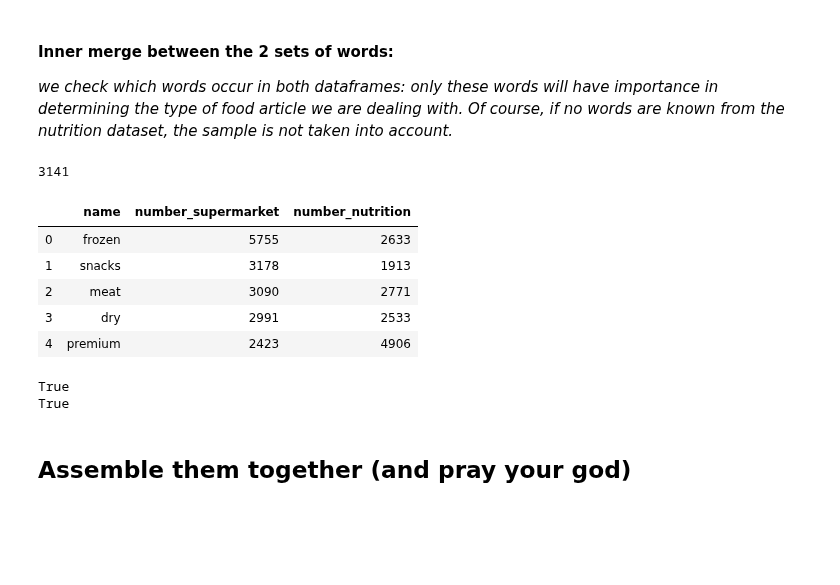
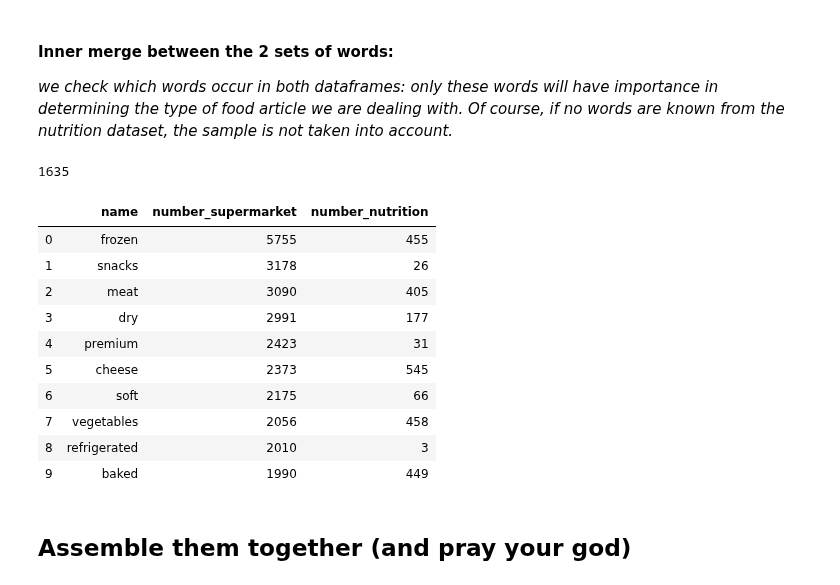
Before and after one commit to raphaelreiss/ADA_project, a Jupyter notebook: src/Health.ipynb, the cells around one changed output. Drawn from its saved outputs; the diff is of its cells as text; code cells hidden in the pictures; blank space fills up the shorter version.

```diff
--- a/src/Health.ipynb
+++ b/src/Health.ipynb
@@ -36,20 +43,20 @@ def parse(str1):
     parses the string in a list of string (words) with all type of separators thanks to regexes
     """
     #matches any separator and any whitespace and transforms to mathc to lower case
-    temp = list(filter(None,re.split("[\s;&@\/:,\*\.\(\)\{\}\\-%\"\'0-9]",str1)))
+    str1 = list(filter(None,re.split("[\s;&@\/:,\*\.\(\)\{\}\\-%\"\'0-9\_]",str1)))
     #remove duplicate word, as there are many
-    temp = list(dict.fromkeys(temp))
-    temp = [i.lower() for i in temp if not i in STOP_WORDS]
-    temp = [to_transform[i] if i in to_transform else i for i in temp]
+    str1 = list(dict.fromkeys(str1))
+    str1 = [i.lower() for i in str1 if not i in STOP_WORDS]
+    str1 = [to_transform[i] if i in to_transform else i for i in str1]
 
-    return temp
+    return str1
 
 def trim_nutrient_name(str1):
     """
     simplifies the names of the nutrients for easier access afterwards
     """
     #matches any separator and any whitespace and transforms to match to lower case
-    temp = temp.lower()
+    #temp = temp.lower()
     temp = list(filter(None,re.split("[;&@\/:,\*\.\(\)\{\}\\%\"\']",str1)))
     #remove duplicate word, as there are many
     temp = [i for i in temp if not i in STOP_WORDS]
@@ -222,5 +235,2 @@ _At this stage we have 3 dataframes from our additional dataset for nutrition:_
-# %%
-food_names_to_parse_df = food_df.copy()
-food_names_to_parse_df.description = food_names_to_parse_df.description.apply(parse)
 # %%
 food_df.description = food_df.description.apply(normalize_text)
@@ -261,21 +282,19 @@ _we check which words occur in both dataframes: only these words will have impor
 common_words = pd.merge(all_words_supermarket,all_words_nutrition,left_on = 'name',right_on = 'name',suffixes=('_supermarket', '_nutrition'))
 # %%
 print(common_words.size)
-common_words.head()
+common_words.head(10)
 # %% [output]
-3141
+1635
 |  | name | number_supermarket | number_nutrition |
-| 0 | frozen | 5755 | 2633 |
-| 1 | snacks | 3178 | 1913 |
-| 2 | meat | 3090 | 2771 |
-| 3 | dry | 2991 | 2533 |
-| 4 | premium | 2423 | 4906 |
+| 0 | frozen | 5755 | 455 |
+| 1 | snacks | 3178 | 26 |
+| 2 | meat | 3090 | 405 |
+| 3 | dry | 2991 | 177 |
+| 4 | premium | 2423 | 31 |
+| 5 | cheese | 2373 | 545 |
+| 6 | soft | 2175 | 66 |
+| 7 | vegetables | 2056 | 458 |
+| 8 | refrigerated | 2010 | 3 |
+| 9 | baked | 1990 | 449 |
-# %%
-#Manual check to see which words occur in which dataset
-print('chocolate' in all_words_nutrition.name.values)
-print('chocolate' in all_words_supermarket.name.values)
-# %% [output]
-True
-True
 # %% [markdown]
 ## Assemble them together (and pray your god)
```
Also changed, not shown: parts of 26 cells of this notebook, 2 other files.
